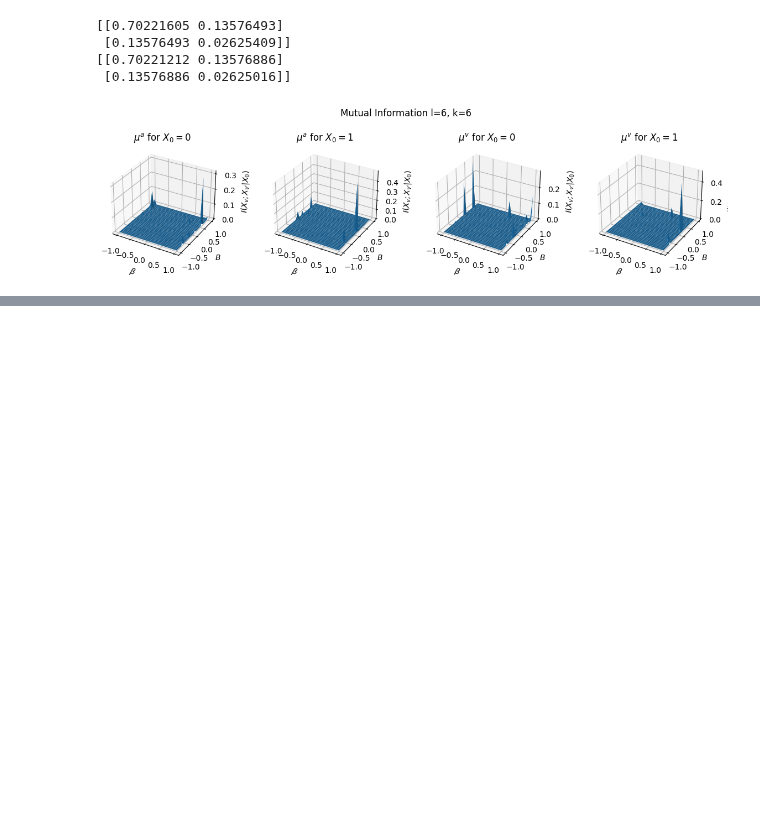
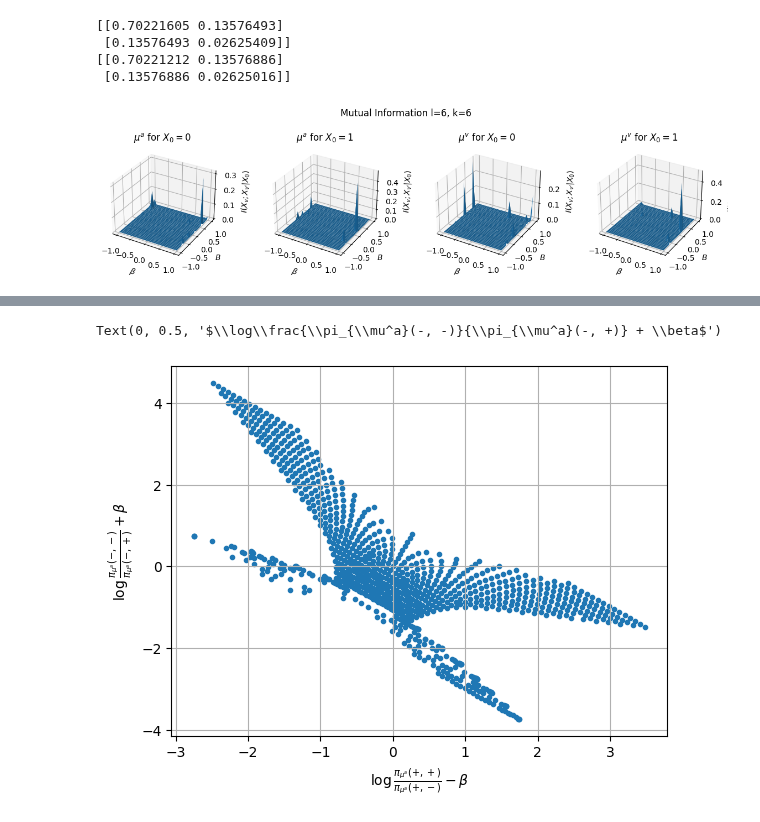
Before and after one commit to YizhongHu/statistical_mechanics_on_graphs, a Jupyter notebook: src/ising_bipartite.ipynb, the cells around one changed output, grey strips where cells are left out. Saved outputs shown, nothing was run; the diff lists cells and outputs as text; code cells hidden in the pictures; blank space fills up the shorter version.

```diff
--- a/src/ising_bipartite.ipynb
+++ b/src/ising_bipartite.ipynb
@@ -439,0 +493,16 @@ plt.savefig(f'../img/Ising_bptt/CI_l{l}_k{k}.png')
+# %%
+preds_pos = []
+preds_neg = []
+for mu, beta in zip(mu_a.reshape(-1, 2, l+1), betam.flatten()):
+    pi_mu = edge_distribution_partial(mu, l)
+    h_v_neg = (np.log(pi_mu[0, 0] / pi_mu[0, 1]) + beta) / 2
+    h_v_pos = (np.log(pi_mu[1, 1] / pi_mu[1, 0]) - beta) / 2
+    preds_pos.append(h_v_pos)
+    preds_neg.append(h_v_neg)
+plt.scatter(preds_pos, preds_neg, marker='.')
+plt.grid(True)
+plt.xlabel('$\log\\frac{\pi_{\mu^a}(+, +)}{\pi_{\mu^a}(+, -)} - \\beta$')
+plt.ylabel('$\log\\frac{\pi_{\mu^a}(-, -)}{\pi_{\mu^a}(-, +)} + \\beta$')
+# %% [output]
+Text(0, 0.5, '$\\log\\frac{\\pi_{\\mu^a}(-, -)}{\\pi_{\\mu^a}(-, +)} + \\beta$')
+[figure, added]
```
Also changed, not shown: parts of 12 cells of this notebook, 3 other files.
